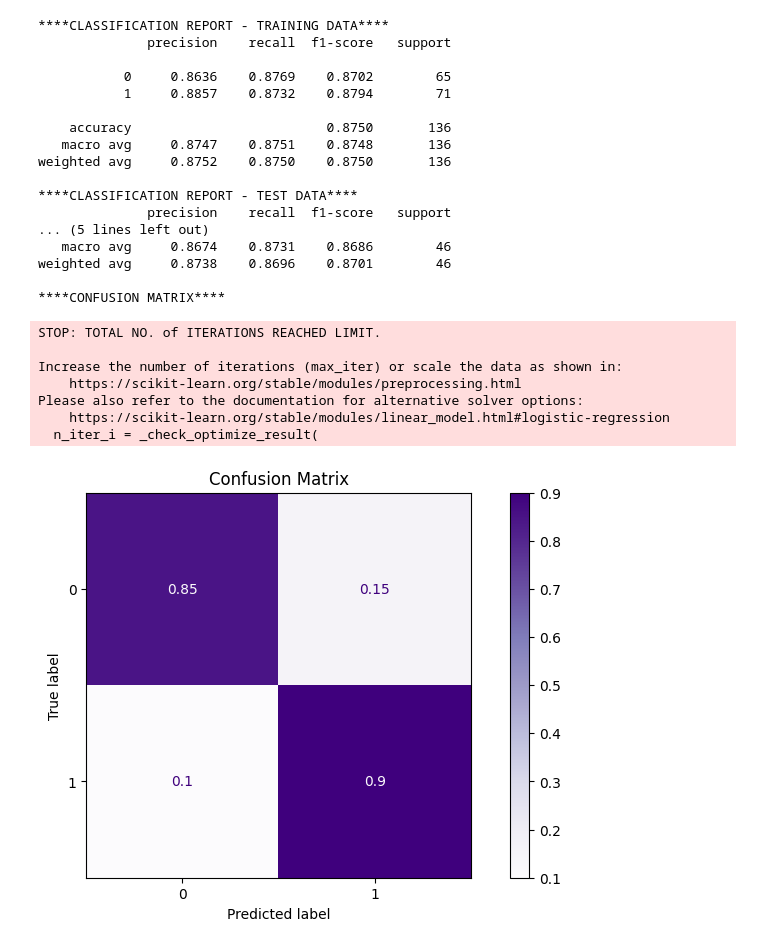
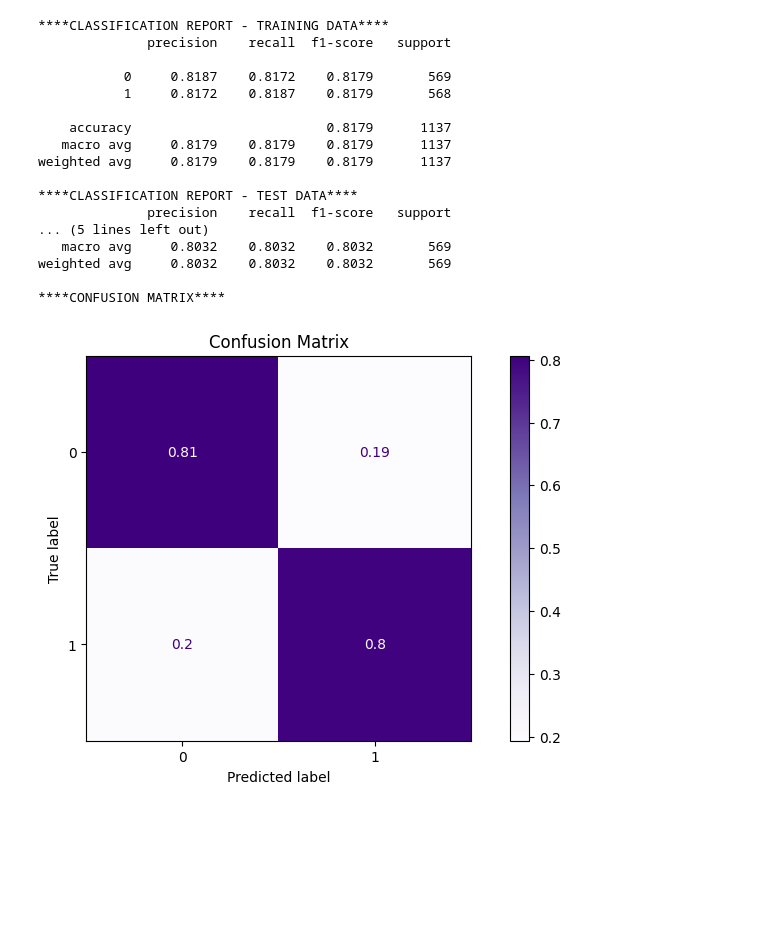
Before and after one commit to Friebay/LeagueOfLegendsPredictions, a Jupyter notebook: Predictor.ipynb, the cells around one changed output. Saved outputs shown, nothing was run; the diff lists cells and outputs as text; code cells hidden in the pictures; blank space fills up the shorter version.

Commit message:
Collects more data

```diff
--- a/Predictor.ipynb
+++ b/Predictor.ipynb
@@ -104,36 +70,29 @@ X_original = df[x_keep_original]
 y_original = df["Win"]
 # %%
 #Do the split for both the orginal and reduced DataFrames
-X_train_original, X_test_original, y_train_original, y_test_original = train_test_split(X_original, y_original, test_size=0.25, random_state=42)
+X_train_original, X_test_original, y_train_original, y_test_original = train_test_split(X_original, y_original, test_size=0.333, random_state=42)
 # %%
 #Logisitc regression using the original df
-log_select = fit_eval(LogisticRegression(), X_train_original, y_train_original, X_test_original, y_test_original)
+log_select = fit_eval(LogisticRegression(max_iter=1000), X_train_original, y_train_original, X_test_original, y_test_original)
 # %% [output]
 ****CLASSIFICATION REPORT - TRAINING DATA****
               precision    recall  f1-score   support
 
-           0     0.8636    0.8769    0.8702        65
-           1     0.8857    0.8732    0.8794        71
+           0     0.8187    0.8172    0.8179       569
+           1     0.8172    0.8187    0.8179       568
 
-    accuracy                         0.8750       136
-   macro avg     0.8747    0.8751    0.8748       136
-weighted avg     0.8752    0.8750    0.8750       136
+    accuracy                         0.8179      1137
+   macro avg     0.8179    0.8179    0.8179      1137
+weighted avg     0.8179    0.8179    0.8179      1137
 
 ****CLASSIFICATION REPORT - TEST DATA****
               precision    recall  f1-score   support
 ... (5 lines left out)
-   macro avg     0.8674    0.8731    0.8686        46
-weighted avg     0.8738    0.8696    0.8701        46
+   macro avg     0.8032    0.8032    0.8032       569
+weighted avg     0.8032    0.8032    0.8032       569
 
 ****CONFUSION MATRIX****
-STOP: TOTAL NO. of ITERATIONS REACHED LIMIT.
-
-Increase the number of iterations (max_iter) or scale the data as shown in:
-    https://scikit-learn.org/stable/modules/preprocessing.html
-Please also refer to the documentation for alternative solver options:
-    https://scikit-learn.org/stable/modules/linear_model.html#logistic-regression
-  n_iter_i = _check_optimize_result(
-[figure, old version]
+[figure, new version]
 # %%
 #Decision Tree using the original df
 log_select = fit_eval(DecisionTreeClassifier(), X_train_original, y_train_original, X_test_original, y_test_original)
```
Also changed, not shown: parts of 7 cells of this notebook, 1 other file.
